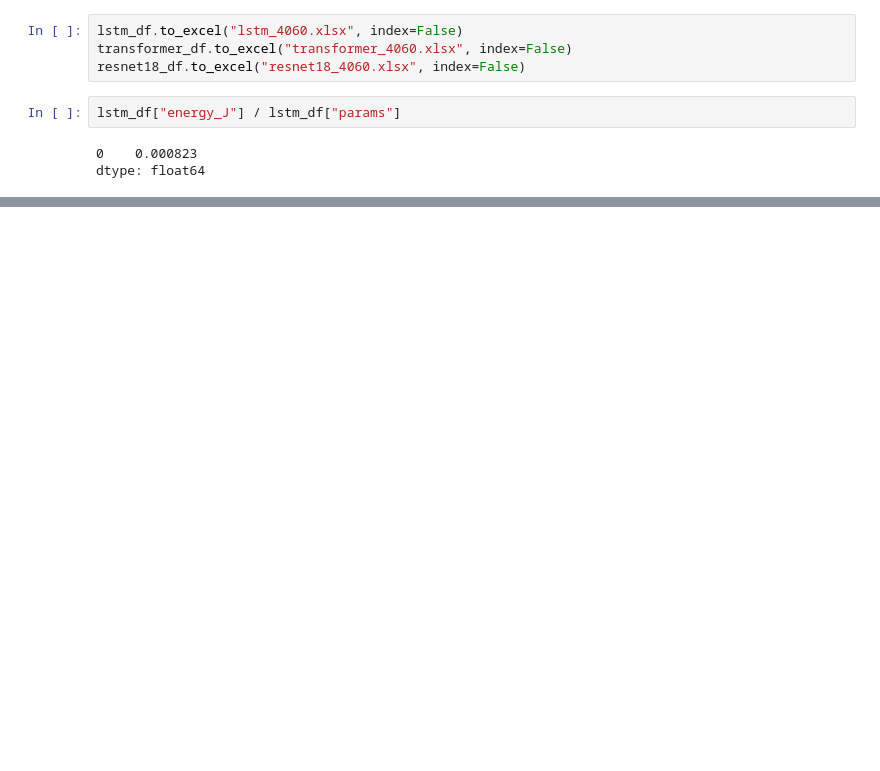
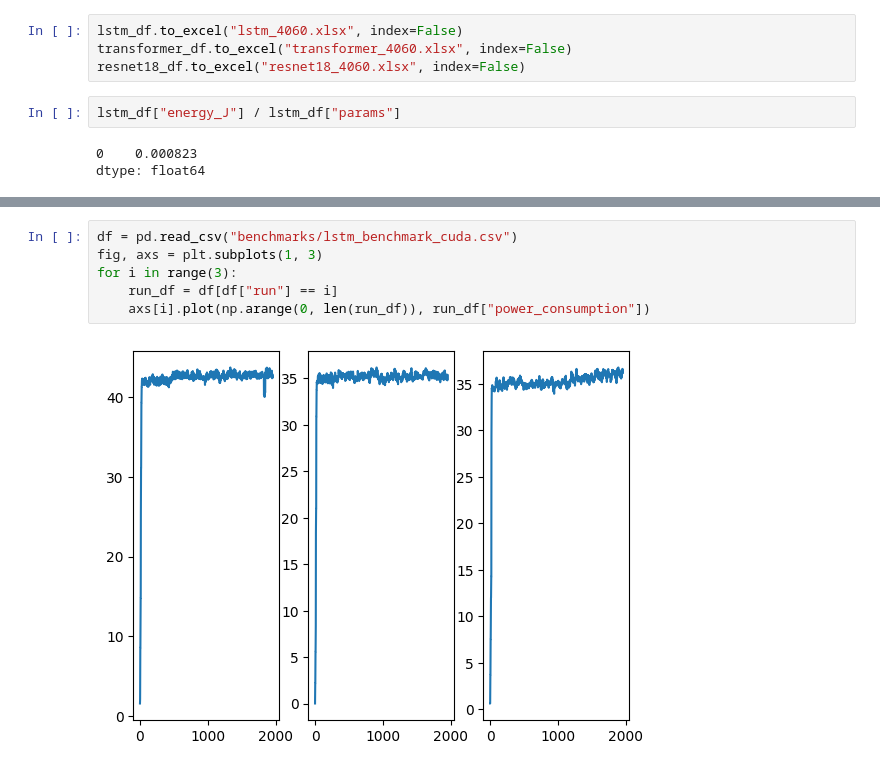
Before and after one commit to ilijakamenko/PowerConsumption, a Jupyter notebook: summary_extraction.ipynb, the cells around one changed output, grey strips where cells are left out. Saved outputs shown, nothing was run; the diff lists cells and outputs as text; blank space fills up the shorter version.

```diff
--- a/summary_extraction.ipynb
+++ b/summary_extraction.ipynb
@@ -101,0 +212,8 @@ dtype: float64
+# %%
+df = pd.read_csv("benchmarks/lstm_benchmark_cuda.csv")
+fig, axs = plt.subplots(1, 3)
+for i in range(3):
+    run_df = df[df["run"] == i]
+    axs[i].plot(np.arange(0, len(run_df)), run_df["power_consumption"])
+# %% [output]
+[figure, added]
```
Also changed, not shown: parts of 34 cells of this notebook, 12 other files.
